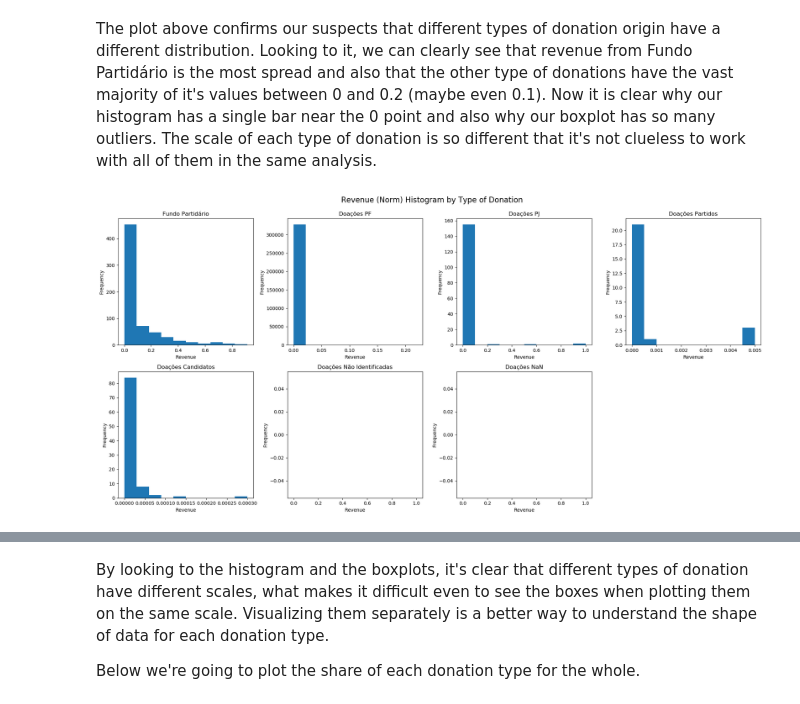
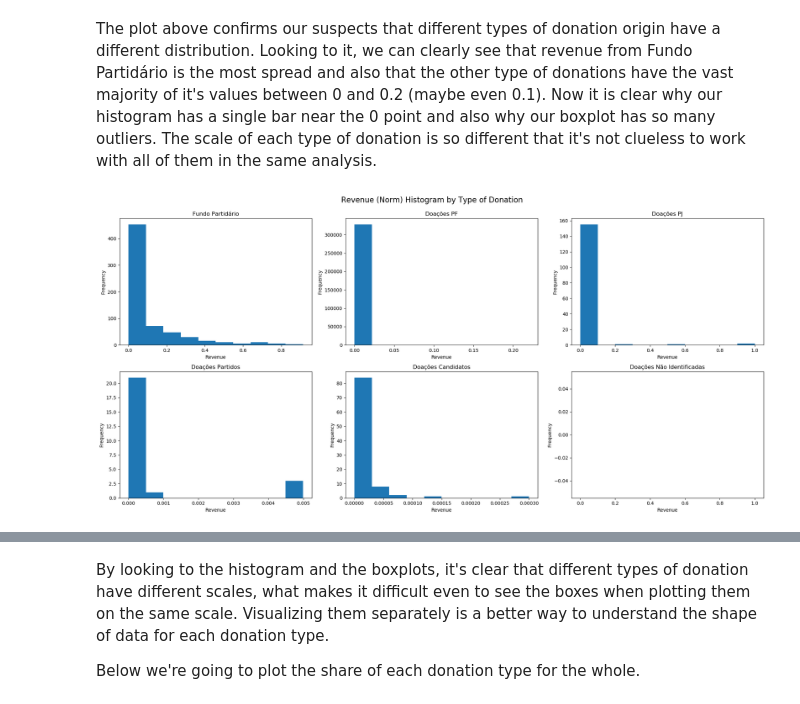
Before and after one commit to aiquis/political-parties-revenue, a Jupyter notebook: Political Parties Funding - Exploratory Analysis.ipynb, the cells around one changed output, grey strips where cells are left out. Saved outputs shown, nothing was run; the diff lists cells and outputs as text; code cells hidden in the pictures.

```diff
--- a/Political Parties Funding - Exploratory Analysis.ipynb
+++ b/Political Parties Funding - Exploratory Analysis.ipynb
@@ -283,9 +284,9 @@ Before we begin to analyze the data by classes we're going to add two variations
 # %%
-# Adding new field with revenue values on the million scale
+# Adding new field with revenue values on the thousand scale
 
 # Adding a columns to the DataFrame with revenue in the million scale to facilitate the readbility of the values
 # the round function is applied to also make it a better number to read and understand
-receitas_br_df['VR_RECEITA_MILHOES'] = (receitas_br_df['VR_RECEITA'] / (10 ** 6)).round(decimals=2)
+receitas_br_df['VR_RECEITA_MIL'] = (receitas_br_df['VR_RECEITA'] / (10 ** 3)).round(decimals=2)
 
 """
 # n_samples stores the number of rows (aka samples) of the dataset
@@ -299,14 +300,14 @@ _ = plt.subplots(nrows=1, ncols=2, figsize=(15, 5), facecolor='w', edgecolor='w'
 # Plotting the histogram to see the distribution of revenue data values
 _ = plt.subplot(1, 2, 1)
 # Log has been applied for the data
-_ = plt.hist(receitas_br_df['VR_RECEITA_MILHOES'], bins=n_bins)
+_ = plt.hist(receitas_br_df['VR_RECEITA_MIL'], bins=n_bins)
 _ = plt.xlabel('Revenue (millions)')
 _ = plt.ylabel('Frequency')
 
 _ = plt.subplot(1, 2, 2)
-_ = plt.boxplot(receitas_br_df['VR_RECEITA_MILHOES'], labels=['Revenue (millions)'])
+_ = plt.boxplot(receitas_br_df['VR_RECEITA_MIL'], labels=['Revenue (millions)'])
 """
 
-receitas_br_df.VR_RECEITA_MILHOES.describe()
+receitas_br_df.VR_RECEITA_MIL.describe()
 # %% [output]
 count    328645.000000
@@ -402,72 +403,58 @@ doacoes_pj = receitas_br_df[receitas_br_df['CD_TP_ORIGEM_DOACAO'] == 2]
 doacoes_partidos = receitas_br_df[receitas_br_df['CD_TP_ORIGEM_DOACAO'] == 3]
 doacoes_candidatos = receitas_br_df[receitas_br_df['CD_TP_ORIGEM_DOACAO'] == 4]
 doacoes_undefined = receitas_br_df[receitas_br_df['CD_TP_ORIGEM_DOACAO'] == 7]
-doacoes_nan = receitas_br_df[receitas_br_df['CD_TP_ORIGEM_DOACAO'].isnull()]
 
 # Plotting one histogram for each possible type of donation
 
-_ = plt.subplots(nrows=2, ncols=4, figsize=(20, 10), dpi=100, facecolor='w', edgecolor='w')
+_ = plt.subplots(nrows=2, ncols=3, figsize=(20, 10), dpi=100, facecolor='w', edgecolor='w')
 
 bin_size = get_bin_size(fundo_partidario)
-_ = plt.subplot(2, 4, 1)
+_ = plt.subplot(2, 3, 1)
 _ = plt.title('Fundo Partidário')
 _ = plt.xlabel('Revenue')
 _ = plt.ylabel('Frequency')
 _ = plt.hist(fundo_partidario['VR_RECEITA_NORM'])
 
 bin_size = get_bin_size(doacoes_pf)
-_ = plt.subplot(2, 4, 2)
+_ = plt.subplot(2, 3, 2)
 _ = plt.title('Doações PF')
 _ = plt.xlabel('Revenue')
 _ = plt.ylabel('Frequency')
 _ = plt.hist(doacoes_pf['VR_RECEITA_NORM'])
 
 bin_size = get_bin_size(doacoes_pj)
-_ = plt.subplot(2, 4, 3)
+_ = plt.subplot(2, 3, 3)
 _ = plt.title('Doações PJ')
 _ = plt.xlabel('Revenue')
 _ = plt.ylabel('Frequency')
 _ = plt.hist(doacoes_pj['VR_RECEITA_NORM'])
 
 bin_size = get_bin_size(doacoes_partidos)
-_ = plt.subplot(2, 4, 4)
+_ = plt.subplot(2, 3, 4)
 _ = plt.title('Doações Partidos')
 _ = plt.xlabel('Revenue')
 _ = plt.ylabel('Frequency')
 _ = plt.hist(doacoes_partidos['VR_RECEITA_NORM'])
 
 bin_size = get_bin_size(doacoes_candidatos)
-_ = plt.subplot(2, 4, 5)
+_ = plt.subplot(2, 3, 5)
 _ = plt.title('Doações Candidatos')
 _ = plt.xlabel('Revenue')
 _ = plt.ylabel('Frequency')
 _ = plt.hist(doacoes_candidatos['VR_RECEITA_NORM'])
 
 bin_size = get_bin_size(doacoes_undefined)
-_ = plt.subplot(2, 4, 6)
+_ = plt.subplot(2, 3, 6)
 _ = plt.title('Doações Não Identificadas')
 _ = plt.xlabel('Revenue')
 _ = plt.ylabel('Frequency')
 _ = plt.hist(doacoes_undefined['VR_RECEITA_NORM'])
 
-bin_size = get_bin_size(doacoes_nan)
-_ = plt.subplot(2, 4, 7)
-_ = plt.title('Doações NaN')
-_ = plt.xlabel('Revenue')
-_ = plt.ylabel('Frequency')
-_ = plt.hist(doacoes_nan['VR_RECEITA_NORM'])
-
-# Don't show the last (empty) subplot
-
-_ = plt.subplot(2, 4, 8)
-_ = plt.axis('off')
-
-
 _ = plt.suptitle('Revenue (Norm) Histogram by Type of Donation', fontsize=16)
 # rect param adjusts the layout so suptitle does not overlap the other plots
 _ = plt.tight_layout(rect=[0, 0.03, 1, 0.95])
 # %% [output]
-[figure, old version]
+[figure, new version]
 # %%
 # Plotting all the boxes on the same graph/scale with their outliers
 
```
Also changed, not shown: parts of 23 cells of this notebook.
